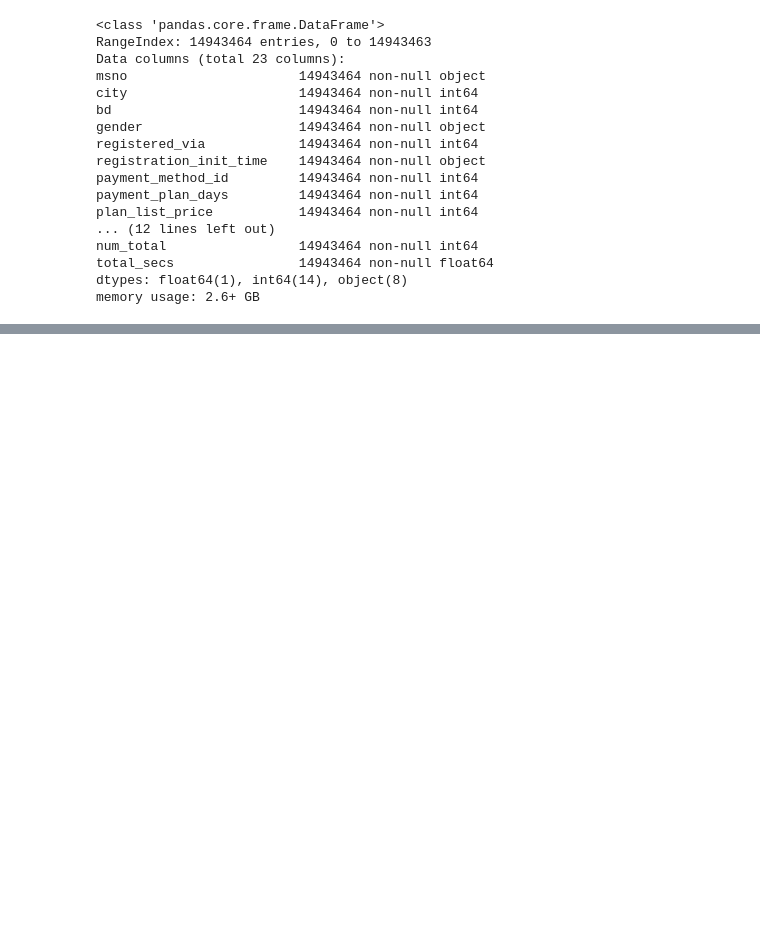
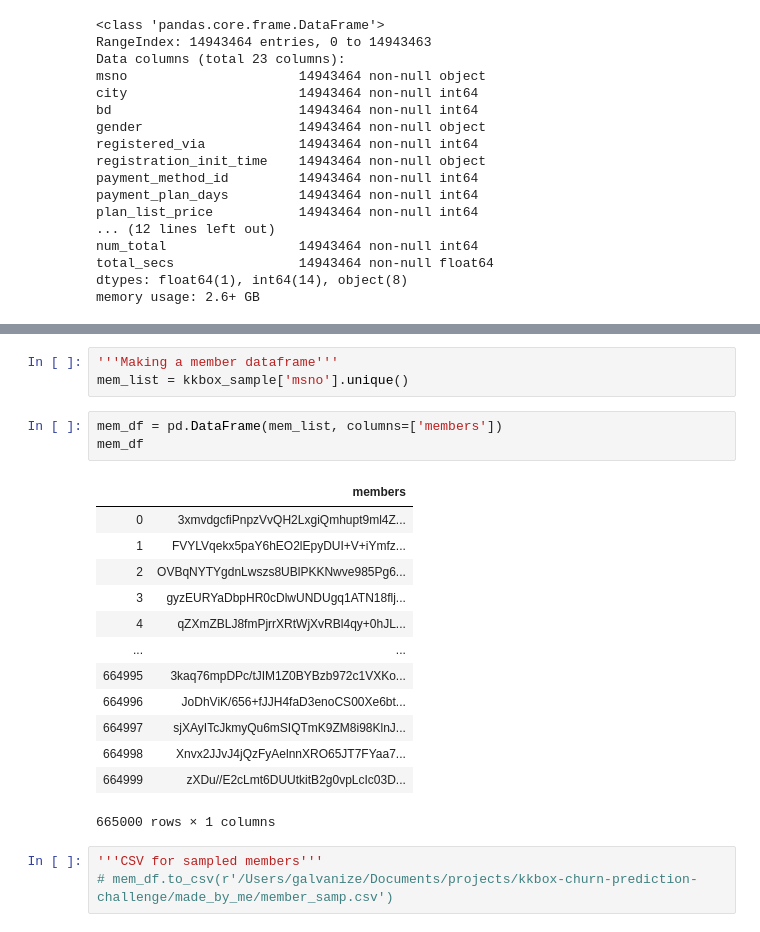
Before and after one commit to Carlene/KKBox_Analysis, a Jupyter notebook: KKBox Data Analysis.ipynb, the cells around one changed output, grey strips where cells are left out. Saved outputs shown, nothing was run; the diff lists cells and outputs as text; blank space fills up the shorter version.

```diff
--- a/KKBox Data Analysis.ipynb
+++ b/KKBox Data Analysis.ipynb
@@ -183,0 +194,23 @@ kkbox_sample.to_csv(r'/Users/galvanize/Documents/projects/kkbox-churn-prediction
+# %%
+'''Making a member dataframe'''
+mem_list = kkbox_sample['msno'].unique()
+# %%
+mem_df = pd.DataFrame(mem_list, columns=['members'])
+mem_df
+# %% [output]
+|  | members |
+| 0 | 3xmvdgcfiPnpzVvQH2LxgiQmhupt9ml4Z... |
+| 1 | FVYLVqekx5paY6hEO2lEpyDUI+V+iYmfz... |
+| 2 | OVBqNYTYgdnLwszs8UBlPKKNwve985Pg6... |
+| 3 | gyzEURYaDbpHR0cDlwUNDUgq1ATN18flj... |
+| 4 | qZXmZBLJ8fmPjrrXRtWjXvRBl4qy+0hJL... |
+| ... | ... |
+| 664995 | 3kaq76mpDPc/tJIM1Z0BYBzb972c1VXKo... |
+| 664996 | JoDhViK/656+fJJH4faD3enoCS00Xe6bt... |
+| 664997 | sjXAyITcJkmyQu6mSIQTmK9ZM8i98KlnJ... |
+| 664998 | Xnvx2JJvJ4jQzFyAelnnXRO65JT7FYaa7... |
+| 664999 | zXDu//E2cLmt6DUUtkitB2g0vpLcIc03D... |
+665000 rows × 1 columns
+# %%
+'''CSV for sampled members'''
+# mem_df.to_csv(r'/Users/galvanize/Documents/projects/kkbox-churn-prediction-challenge/made_by_me/member_samp.csv')
```
Also changed, not shown: parts of 5 cells of this notebook, 2 other files.
